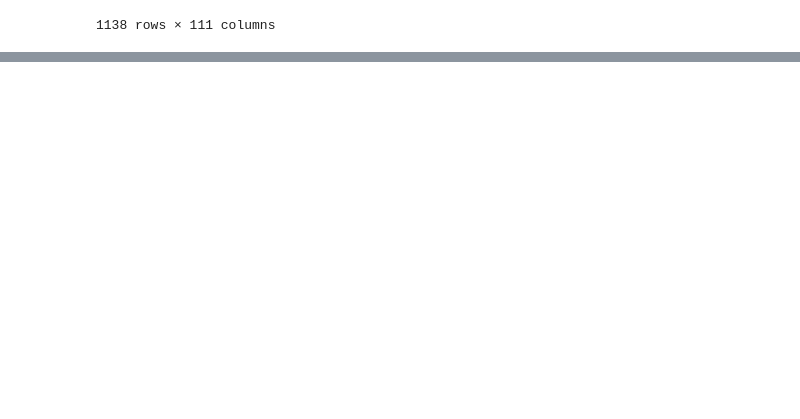
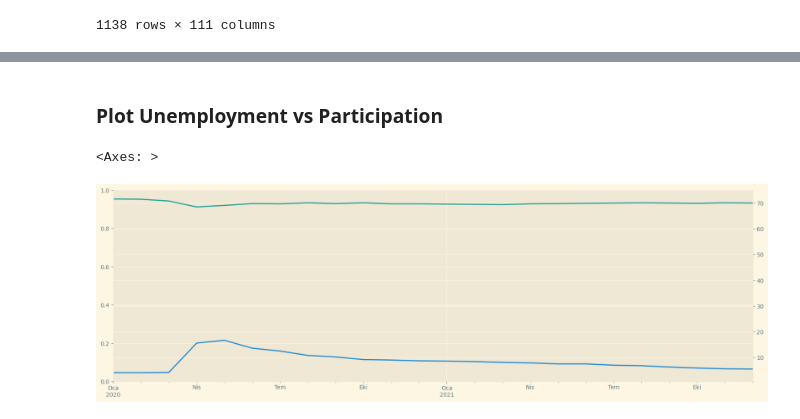
Before and after one commit to kaan4dev/econAnalysis, a Jupyter notebook: econ.ipynb, the cells around one changed output, grey strips where cells are left out. Drawn from its saved outputs; the diff is of its cells as text; code cells hidden in the pictures; blank space fills up the shorter version.

```diff
--- a/econ.ipynb
+++ b/econ.ipynb
@@ -186,0 +153,5 @@ unemp_states
+# %%
+part_df = fred.search('participation rate state', filter=('frequency', 'Monthly'))
+part_df = part_df.query('seasonal_adjustment == "Seasonally Adjusted" and units == "Percent"')
+
+part_df
@@ -186,0 +173,11 @@ unemp_states
+# %%
+part_id_to_state = part_df['title'].str.replace('Labor Force Participation Rate for ','').to_dict()
+
+all_results = []
+
+for myid in part_df.index:
+    results = fred.get_series(myid)
+    results = results.to_frame(name = myid)
+    all_results.append(results)
+
+    part_states = pd.concat(all_results, axis = 1)
@@ -186,0 +200,12 @@ unemp_states
+# %% [markdown]
+### Plot Unemployment vs Participation
+# %%
+fig, ax = plt.subplots(figsize=(20,6))
+ax2 = ax.twinx()
+
+unemp_states.loc[(unemp_states.index >= '2020-01-01') & (unemp_states.index < '2022-01-01'), 'New York'].plot(ax=ax, label='Unemployment Rate', color=color_pal[0])
+
+part_states.query('index >= 2020 and index < 2022')['LNS11300025'].plot(ax=ax2, label='Labor Force Participation Rate', color=color_pal[1])
+# %% [output]
+<Axes: >
+[figure, added]
```
Also changed, not shown: parts of 5 cells of this notebook, 1 other file.
